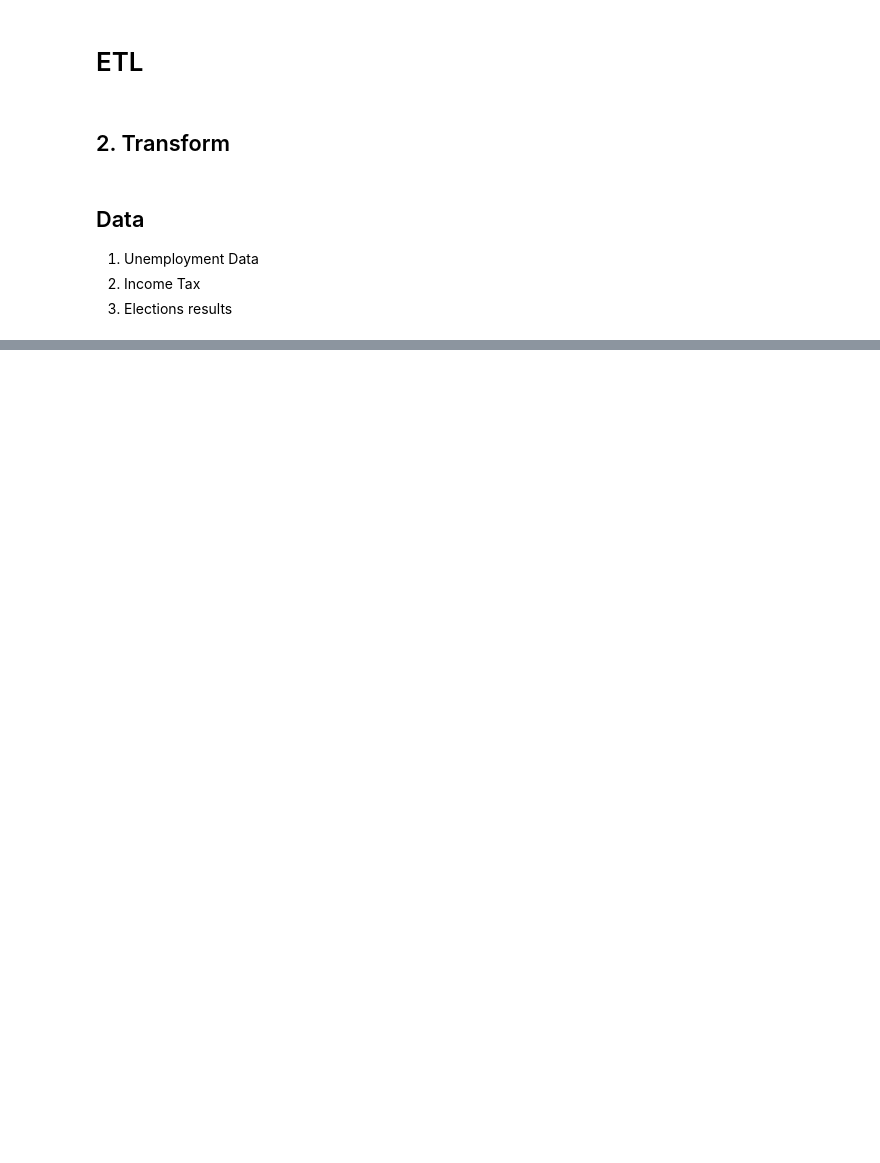
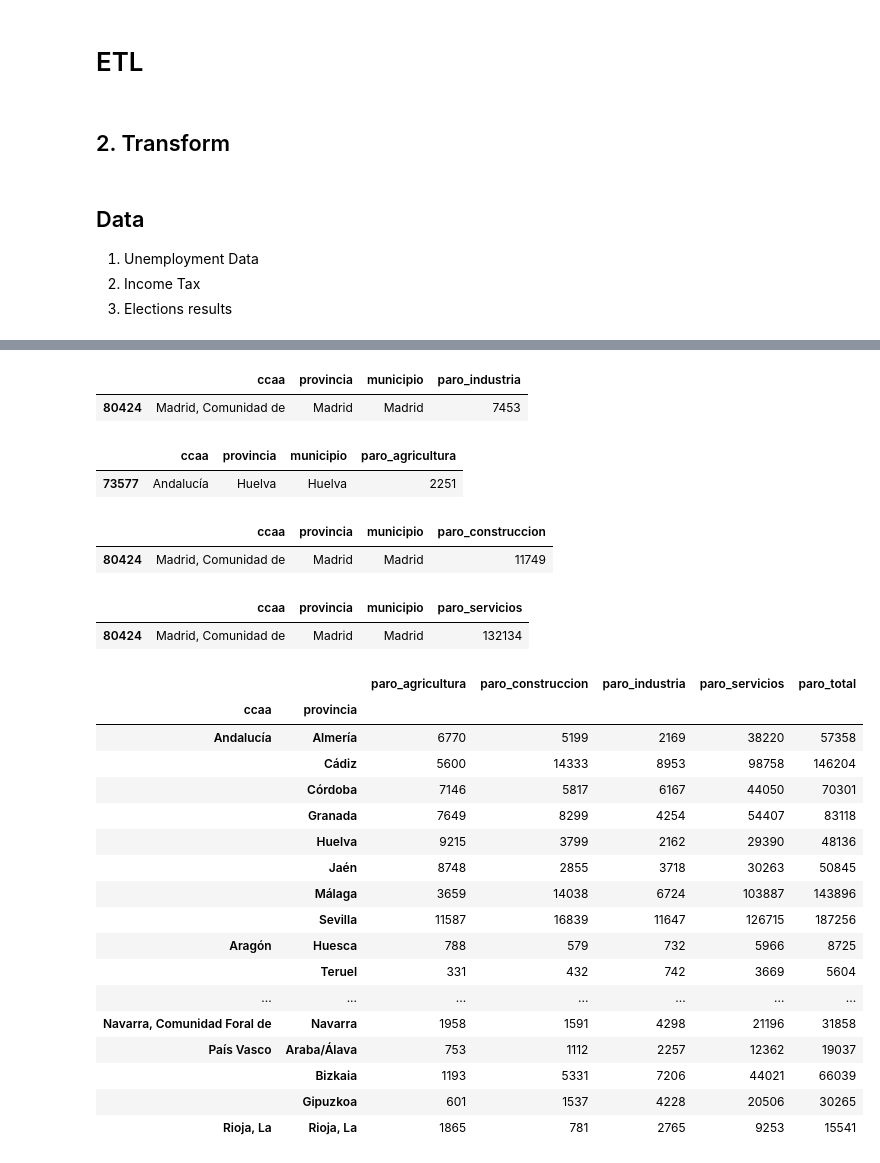
Before and after one commit to iaguerri/ih-data-powerbi, a Jupyter notebook: jupyter/transform.ipynb, the cells around one changed output, grey strips where cells are left out. Drawn from its saved outputs; the diff is of its cells as text; code cells hidden in the pictures; blank space fills up the shorter version.

```diff
--- a/jupyter/transform.ipynb
+++ b/jupyter/transform.ipynb
@@ -4,14 +4,10 @@
 ## 2. Transform
 # %%
 import pandas as pd
-import os
-import re
-import requests as req
-import unicodedata
-import glob
-import time
-import warnings
-warnings.filterwarnings('ignore')
+import seaborn as sns
+import matplotlib.pyplot as plt
+
+pd.set_option('display.max_columns', None)
 # %% [markdown]
 ## Data
 1. Unemployment Data
@@ -70,0 +68,2 @@ paro = csv_unemployment('paro_provincias')
+# %%
+unemployment= Paro_por_municipios_2019[Paro_por_municipios_2019['mes']=='Octubre de 2019']
@@ -70,0 +112,2 @@ paro = csv_unemployment('paro_provincias')
+# %%
+unemployment= unemployment.drop('Código mes ', axis=1)
@@ -70,0 +116,19 @@ paro = csv_unemployment('paro_provincias')
+# %%
+unemployment.rename(columns={' Municipio':'municipio'},inplace=True)
+unemployment.rename(columns={'total Paro Registrado':'paro_total'},inplace=True)
+unemployment.rename(columns={'Código de CA':'cod_ccaa'},inplace=True)
+unemployment.rename(columns={'Comunidad Autónoma':'ccaa'},inplace=True)
+unemployment.rename(columns={'Provincia':'provincia'},inplace=True)
+unemployment.rename(columns={'Codigo Provincia':'cod_provincia'},inplace=True)
+unemployment.rename(columns={'Codigo Municipio':'cod_muni'},inplace=True)
+unemployment.rename(columns={'Paro hombre edad < 25':'paro_hombre_<25'},inplace=True)
+unemployment.rename(columns={'Paro hombre edad 25 -45 ':'paro_hombre_25_45'},inplace=True)
+unemployment.rename(columns={'Paro hombre edad >=45':'paro_hombre_>=25'},inplace=True)
+unemployment.rename(columns={'Paro mujer edad < 25':'paro_mujer_<25'},inplace=True)
+unemployment.rename(columns={'Paro mujer edad 25 -45 ':'paro_mujer_25_45'},inplace=True)
+unemployment.rename(columns={'Paro mujer edad >=45':'paro_mujer_>=45'},inplace=True)
+unemployment.rename(columns={'Paro Agricultura':'paro_agricultura'},inplace=True)
+unemployment.rename(columns={'Paro Industria':'paro_industria'},inplace=True)
+unemployment.rename(columns={'Paro Construcción':'paro_construccion'},inplace=True)
+unemployment.rename(columns={'Paro Servicios':'paro_servicios'},inplace=True)
+unemployment.rename(columns={'Paro Sin empleo Anterior':'paro_no_empleo_anterior'},inplace=True)
@@ -70,0 +156,43 @@ paro = csv_unemployment('paro_provincias')
+# %%
+unemployment[unemployment['paro_industria'].max()==unemployment['paro_industria']][['ccaa','provincia','municipio','paro_industria']]
+# %% [output]
+|  | ccaa | provincia | municipio | paro_industria |
+| 80424 | Madrid, Comunidad de | Madrid | Madrid | 7453 |
+# %%
+unemployment[unemployment['paro_agricultura'].max()==unemployment['paro_agricultura']][['ccaa','provincia','municipio','paro_agricultura']]
+# %% [output]
+|  | ccaa | provincia | municipio | paro_agricultura |
+| 73577 | Andalucía | Huelva | Huelva | 2251 |
+# %%
+unemployment[unemployment['paro_construccion'].max()==unemployment['paro_construccion']][['ccaa','provincia','municipio','paro_construccion']]
+# %% [output]
+|  | ccaa | provincia | municipio | paro_construccion |
+| 80424 | Madrid, Comunidad de | Madrid | Madrid | 11749 |
+# %%
+unemployment[unemployment['paro_servicios'].max()==unemployment['paro_servicios']][['ccaa','provincia','municipio','paro_servicios']]
+# %% [output]
+|  | ccaa | provincia | municipio | paro_servicios |
+| 80424 | Madrid, Comunidad de | Madrid | Madrid | 132134 |
+# %%
+unemployment.pivot_table(index=['ccaa','provincia'],
+                         values=['paro_industria','paro_servicios','paro_total','paro_construccion','paro_agricultura'],
+                         aggfunc='sum')
+# %% [output]
+|  |  | paro_agricultura | paro_construccion | paro_industria | paro_servicios | paro_total |
+| ccaa | provincia |  |  |  |  |  |
+| Andalucía | Almería | 6770 | 5199 | 2169 | 38220 | 57358 |
+|  | Cádiz | 5600 | 14333 | 8953 | 98758 | 146204 |
+|  | Córdoba | 7146 | 5817 | 6167 | 44050 | 70301 |
+|  | Granada | 7649 | 8299 | 4254 | 54407 | 83118 |
+|  | Huelva | 9215 | 3799 | 2162 | 29390 | 48136 |
+|  | Jaén | 8748 | 2855 | 3718 | 30263 | 50845 |
+|  | Málaga | 3659 | 14038 | 6724 | 103887 | 143896 |
+|  | Sevilla | 11587 | 16839 | 11647 | 126715 | 187256 |
+| Aragón | Huesca | 788 | 579 | 732 | 5966 | 8725 |
+|  | Teruel | 331 | 432 | 742 | 3669 | 5604 |
+| ... | ... | ... | ... | ... | ... | ... |
+| Navarra, Comunidad Foral de | Navarra | 1958 | 1591 | 4298 | 21196 | 31858 |
+| País Vasco | Araba/Álava | 753 | 1112 | 2257 | 12362 | 19037 |
+|  | Bizkaia | 1193 | 5331 | 7206 | 44021 | 66039 |
+|  | Gipuzkoa | 601 | 1537 | 4228 | 20506 | 30265 |
+| Rioja, La | Rioja, La | 1865 | 781 | 2765 | 9253 | 15541 |
```
Also changed, not shown: parts of 66 cells of this notebook, 20 other files.
